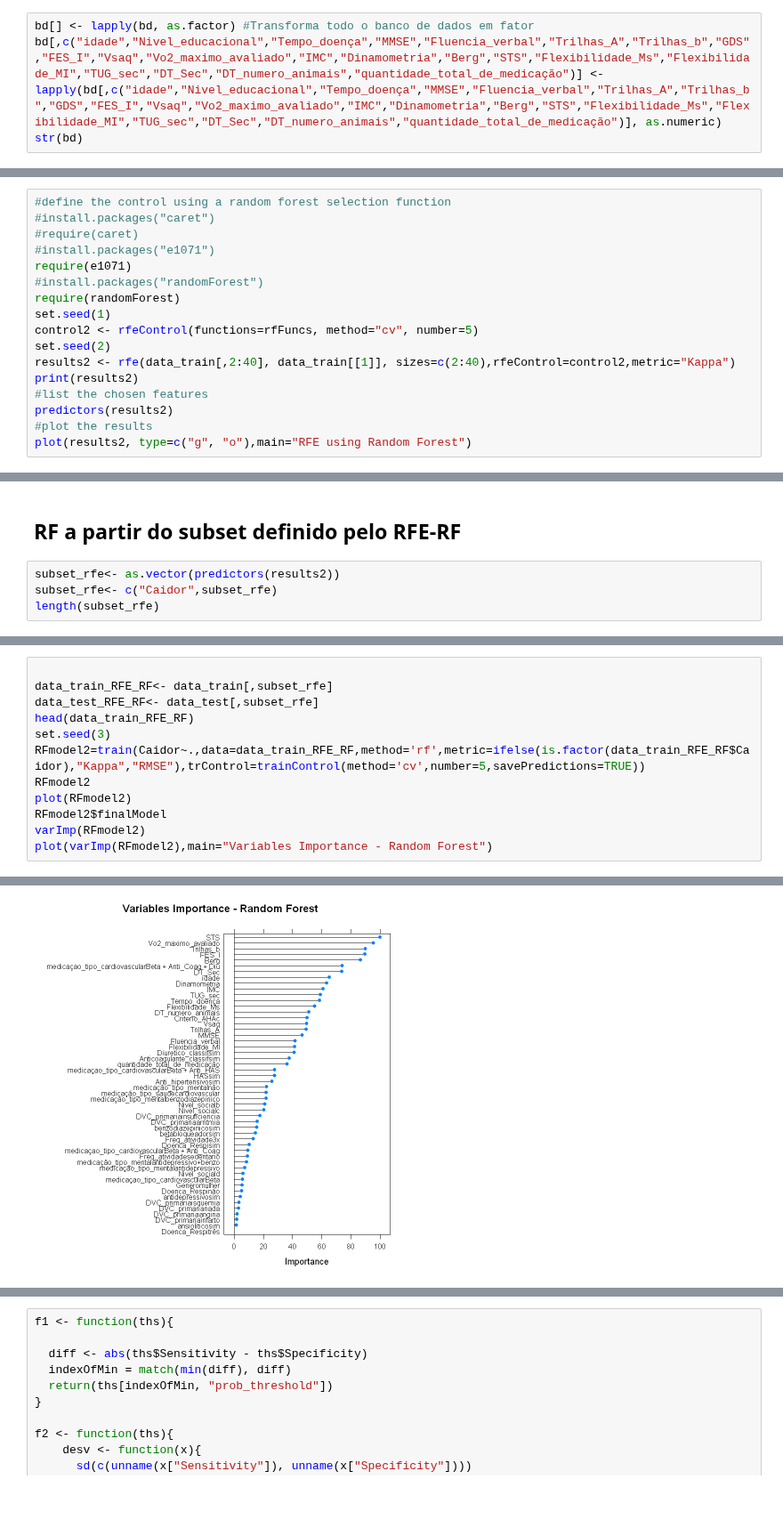
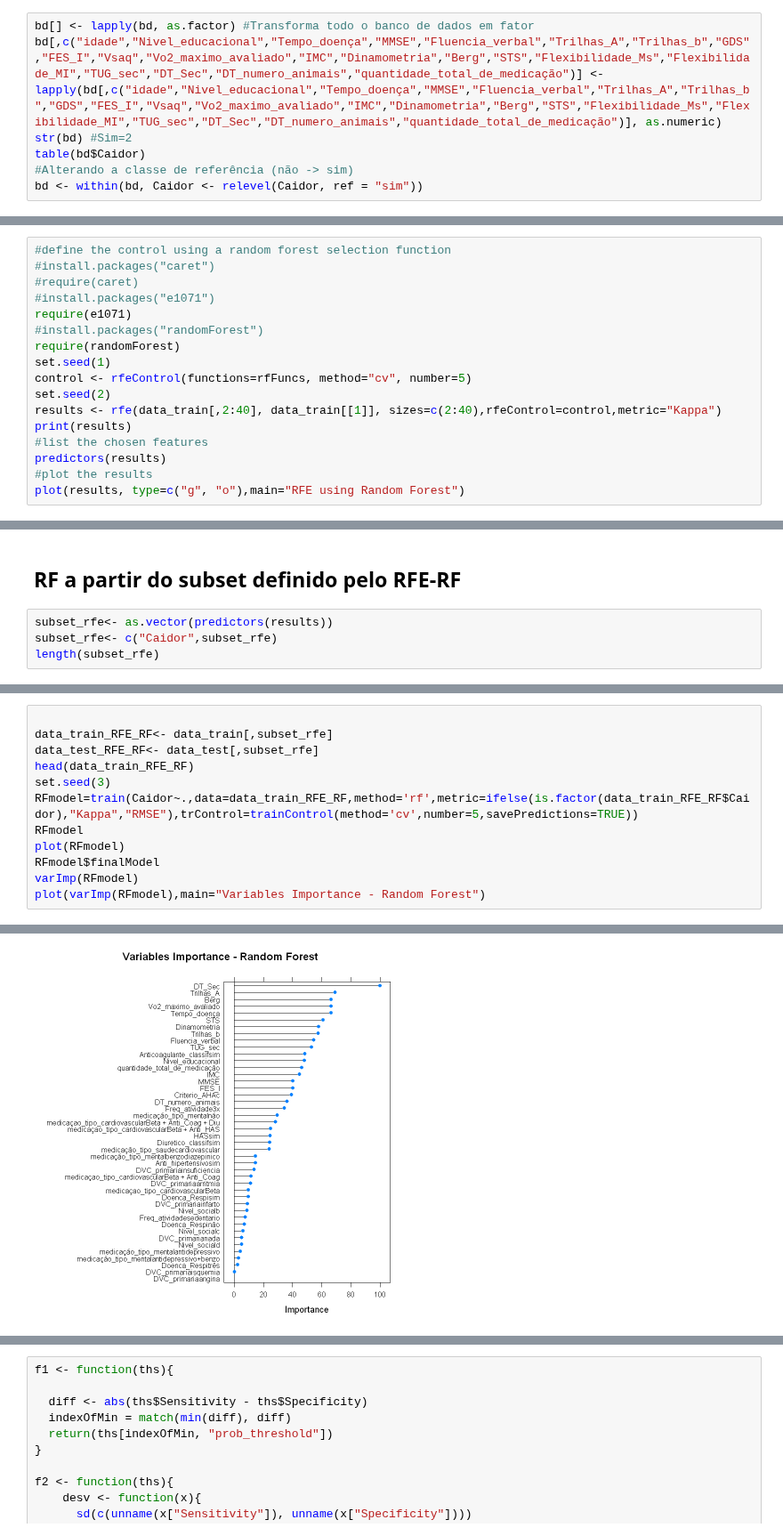
Before and after one commit to RenanBaltar/Analises_Heitor, a Jupyter notebook: Analise_Heitor_tese.ipynb, the cells around one changed output, grey strips where cells are left out. Shown at 89% size. Saved outputs shown, nothing was run; the diff lists cells and outputs as text; blank space fills up the shorter version.

```diff
--- a/Analise_Heitor_tese.ipynb
+++ b/Analise_Heitor_tese.ipynb
@@ -44,7 +40,10 @@ tibble [72 x 40] (S3: tbl_df/tbl/data.frame)
 # %%
 bd[] <- lapply(bd, as.factor) #Transforma todo o banco de dados em fator
 bd[,c("idade","Nivel_educacional","Tempo_doença","MMSE","Fluencia_verbal","Trilhas_A","Trilhas_b","GDS","FES_I","Vsaq","Vo2_maximo_avaliado","IMC","Dinamometria","Berg","STS","Flexibilidade_Ms","Flexibilidade_MI","TUG_sec","DT_Sec","DT_numero_animais","quantidade_total_de_medicação")] <- lapply(bd[,c("idade","Nivel_educacional","Tempo_doença","MMSE","Fluencia_verbal","Trilhas_A","Trilhas_b","GDS","FES_I","Vsaq","Vo2_maximo_avaliado","IMC","Dinamometria","Berg","STS","Flexibilidade_Ms","Flexibilidade_MI","TUG_sec","DT_Sec","DT_numero_animais","quantidade_total_de_medicação")], as.numeric)
-str(bd)
+str(bd) #Sim=2
+table(bd$Caidor)
+#Alterando a classe de referência (não -> sim)
+bd <- within(bd, Caidor <- relevel(Caidor, ref = "sim"))
 # %% [output]
 tibble [72 x 40] (S3: tbl_df/tbl/data.frame)
  $ Caidor                       : Factor w/ 2 levels "não","sim": 2 1 1 2 1 1 2 1 1 2 ...
@@ -551,14 +547,14 @@ require(e1071)
 #install.packages("randomForest")
 require(randomForest)
 set.seed(1)
-control2 <- rfeControl(functions=rfFuncs, method="cv", number=5)
+control <- rfeControl(functions=rfFuncs, method="cv", number=5)
 set.seed(2)
-results2 <- rfe(data_train[,2:40], data_train[[1]], sizes=c(2:40),rfeControl=control2,metric="Kappa")
-print(results2)
+results <- rfe(data_train[,2:40], data_train[[1]], sizes=c(2:40),rfeControl=control,metric="Kappa")
+print(results)
 #list the chosen features
-predictors(results2)
+predictors(results)
 #plot the results
-plot(results2, type=c("g", "o"),main="RFE using Random Forest")
+plot(results, type=c("g", "o"),main="RFE using Random Forest")
 # %% [output]
 Loading required package: e1071
 
@@ -616,7 +608,7 @@ The top 5 variables (out of 36):
 # %% [markdown]
 ## RF a partir do subset definido pelo RFE-RF
 # %%
-subset_rfe<- as.vector(predictors(results2))
+subset_rfe<- as.vector(predictors(results))
 subset_rfe<- c("Caidor",subset_rfe)
 length(subset_rfe)
 # %% [output]
@@ -627,10 +619,10 @@ data_train_RFE_RF<- data_train[,subset_rfe]
 data_test_RFE_RF<- data_test[,subset_rfe]
 head(data_train_RFE_RF)
 set.seed(3)
-RFmodel2=train(Caidor~.,data=data_train_RFE_RF,method='rf',metric=ifelse(is.factor(data_train_RFE_RF$Caidor),"Kappa","RMSE"),trControl=trainControl(method='cv',number=5,savePredictions=TRUE))
-RFmodel2
-plot(RFmodel2)
-RFmodel2$finalModel
-varImp(RFmodel2)
-plot(varImp(RFmodel2),main="Variables Importance - Random Forest")
+RFmodel=train(Caidor~.,data=data_train_RFE_RF,method='rf',metric=ifelse(is.factor(data_train_RFE_RF$Caidor),"Kappa","RMSE"),trControl=trainControl(method='cv',number=5,savePredictions=TRUE))
+RFmodel
+plot(RFmodel)
+RFmodel$finalModel
+varImp(RFmodel)
+plot(varImp(RFmodel),main="Variables Importance - Random Forest")
 # %% [output]
@@ -693,2 +685,2 @@ Flexibilidade_MI                                      41.50
-[figure, old version]
+[figure, new version]
 # %%
```
Also changed, not shown: parts of 29 cells of this notebook.
